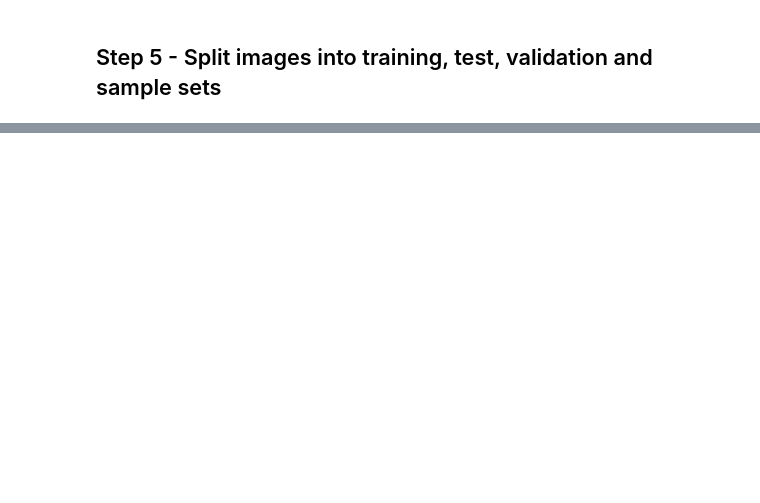
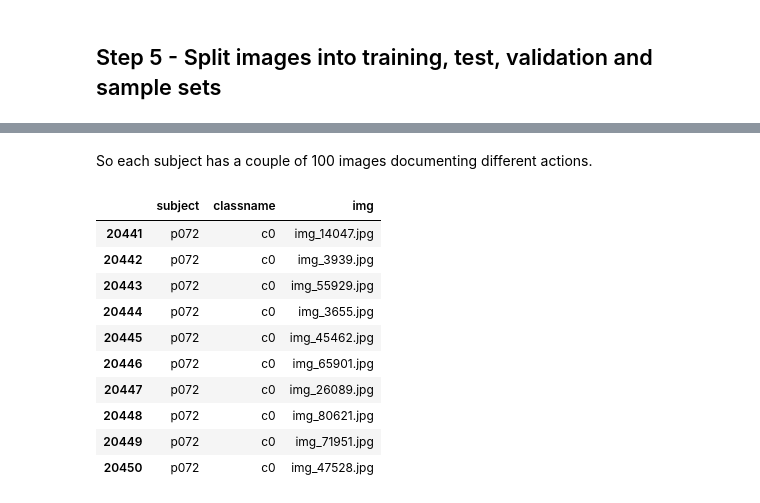
Before and after one commit to vivekbharadwaj/image_classification, a Jupyter notebook: kaggle_preprocessing_distracted_driver.ipynb, the cells around one changed output, grey strips where cells are left out. Cells and saved outputs as stored; diff of their text form; code cells hidden in the pictures; blank space fills up the shorter version.

```diff
--- a/kaggle_preprocessing_distracted_driver.ipynb
+++ b/kaggle_preprocessing_distracted_driver.ipynb
@@ -265,0 +154,4 @@ FIN. Step 7 onwards will be in another ipynb. I want to logically break here bec
+# %%
+import pandas as pd
+df_imglist = pd.read_csv('driver_imgs_list.csv')
+df_imglist.info()
@@ -265,0 +207,16 @@ FIN. Step 7 onwards will be in another ipynb. I want to logically break here bec
+# %% [markdown]
+So each subject has a couple of 100 images documenting different actions.
+# %%
+df_imglist[df_imglist.subject=='p072'].head(10)
+# %% [output]
+|  | subject | classname | img |
+| 20441 | p072 | c0 | img_14047.jpg |
+| 20442 | p072 | c0 | img_3939.jpg |
+| 20443 | p072 | c0 | img_55929.jpg |
+| 20444 | p072 | c0 | img_3655.jpg |
+| 20445 | p072 | c0 | img_45462.jpg |
+| 20446 | p072 | c0 | img_65901.jpg |
+| 20447 | p072 | c0 | img_26089.jpg |
+| 20448 | p072 | c0 | img_80621.jpg |
+| 20449 | p072 | c0 | img_71951.jpg |
+| 20450 | p072 | c0 | img_47528.jpg |
```
Also changed, not shown: parts of 69 cells of this notebook.
